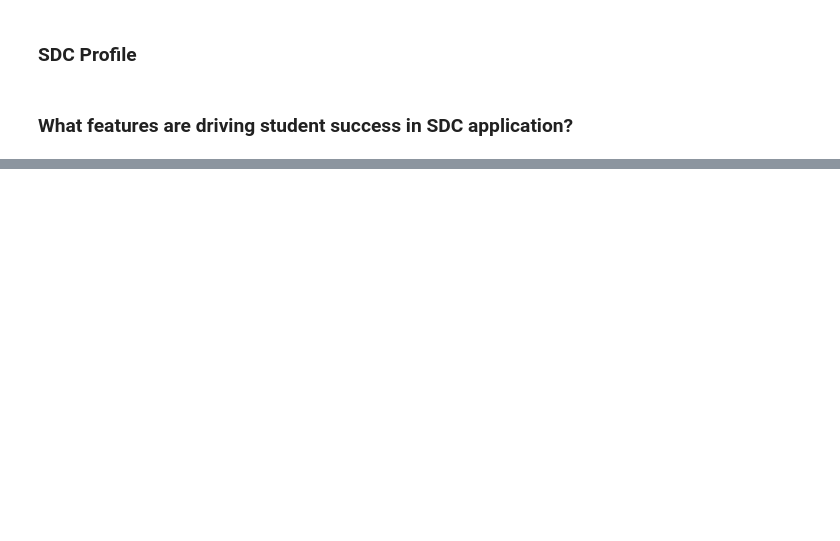
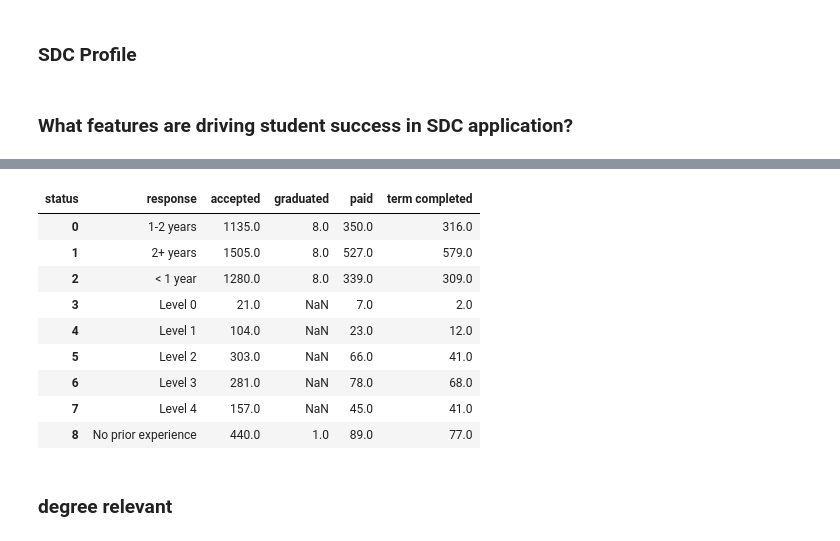
Before and after one commit to yidongli-u/udacity, a Jupyter notebook: successful-student-profile/SDC_profile.ipynb, the cells around one changed output, grey strips where cells are left out. Drawn from its saved outputs; the diff is of its cells as text; code cells hidden in the pictures; blank space fills up the shorter version.

```diff
--- a/successful-student-profile/SDC_profile.ipynb
+++ b/successful-student-profile/SDC_profile.ipynb
@@ -89,0 +205,21 @@ conn_laurel = psycopg2.connect(laurel.read())
+# %%
+sql_cplus = """
+SELECT distinct a.id,a.applicant_id,a.cohort_id,a.cohort_open_at,a.cohort_close_at,a.cohort_start_at
+      ,a.application_created_at,a.submitted_at,a.accepted_at,a.first_charge_created_at
+      ,'c++' AS tag,q.response
+      ,CASE WHEN grad.graduated_at IS NOT NULL THEN 'graduated'
+            WHEN b.user_id IS NOT NULL THEN 'term completed'
+            WHEN a.first_charge_created_at IS NOT NULL THEN 'paid'
+       ELSE 'accepted'
+       END AS status
+      ,CASE WHEN a.first_charge_created_at IS NOT NULL THEN 'paid' ELSE 'accepte' END AS paid_status
+FROM applications a
+LEFT JOIN admissions.question_responses q
+  ON a.id = q.application_id AND q.question_id IN ('7a09e78a-8000-459e-9d79-aa21db135138','9481dc6b-c4e9-4207-a30c-65c3ac302bf5')
+  AND a.cohort_id = q.cohort_id
+LEFT JOIN registrar_v2.graduations grad ON a.applicant_id = grad.user_key AND a.nd_key = grad.nd_key
+LEFT JOIN enrollments.term_completions AS b ON a.applicant_id = b.user_id AND a.nd_key = b.nd_key
+WHERE a.nd_key = 'nd013' AND a.cohort_id in ('47','88','89','18')
+  AND a.application_status = 'accept';
+"""
+cplus = pd.read_sql(sql_cplus,conn_laurel)
@@ -89,0 +259,15 @@ conn_laurel = psycopg2.connect(laurel.read())
+# %%
+pd.pivot_table(cplus, values='id', index=['response'],columns=['status'], aggfunc=np.count_nonzero).reset_index()
+# %% [output]
+| status | response | accepted | graduated | paid | term completed |
+| 0 | 1-2 years | 1135.0 | 8.0 | 350.0 | 316.0 |
+| 1 | 2+ years | 1505.0 | 8.0 | 527.0 | 579.0 |
+| 2 | < 1 year | 1280.0 | 8.0 | 339.0 | 309.0 |
+| 3 | Level 0 | 21.0 | NaN | 7.0 | 2.0 |
+| 4 | Level 1 | 104.0 | NaN | 23.0 | 12.0 |
+| 5 | Level 2 | 303.0 | NaN | 66.0 | 41.0 |
+| 6 | Level 3 | 281.0 | NaN | 78.0 | 68.0 |
+| 7 | Level 4 | 157.0 | NaN | 45.0 | 41.0 |
+| 8 | No prior experience | 440.0 | 1.0 | 89.0 | 77.0 |
+# %% [markdown]
+### degree relevant
```
Also changed, not shown: parts of 24 cells of this notebook.
